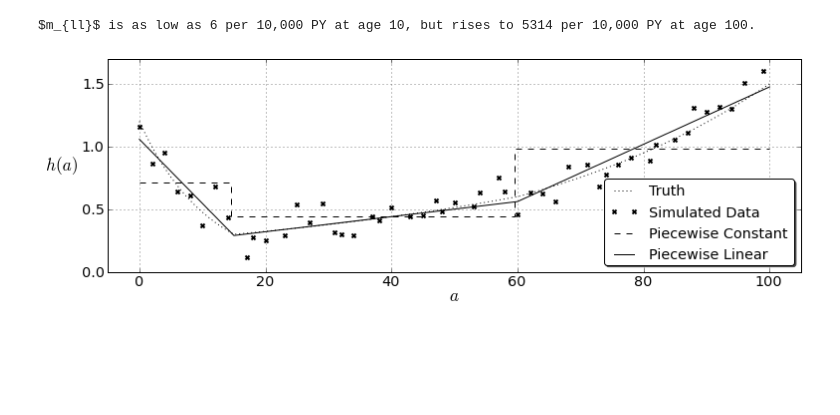
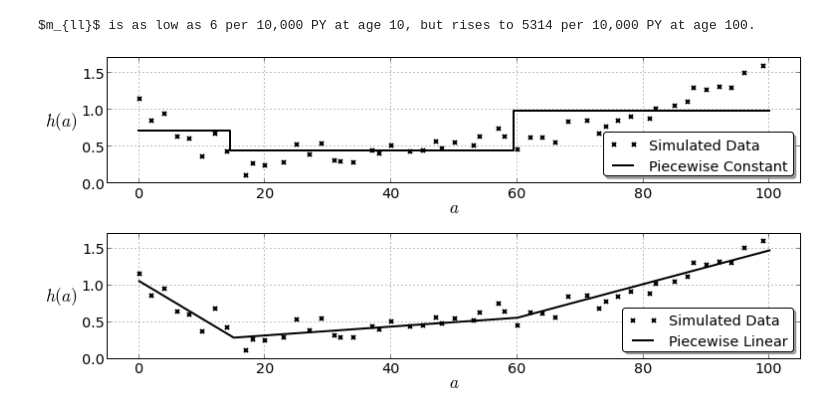
Before and after one commit to aflaxman/gbd, a Jupyter notebook: book/splines.ipynb, the cells around one changed output. Saved outputs shown, nothing was run; the diff lists cells and outputs as text; code cells hidden in the pictures; blank space fills up the shorter version.

Commit message:
BOOK: update figures and text about spline models and expert priors

```diff
--- a/book/splines.ipynb
+++ b/book/splines.ipynb
@@ -17,9 +54,49 @@ print '$m_{\all}$ is as low as %.0f per 10,000 PY at age %d, but rises to %.0f p
 # %% [output]
 $m_{ll}$ is as low as 6 per 10,000 PY at age 10, but rises to 5314 per 10,000 PY at age 100.
 # %%
-mc.np.random.seed(1234567)ages = pl.arange(101)knots = [0, 15, 60, 100]import scipy.interpolateY_true = pl.exp(scipy.interpolate.interp1d(knots, pl.log([1.2, .3, .6, 1.5]), kind='linear')(ages))N = 50tau = .1**-2X = pl.array(mc.runiform(pl.arange(0., 100., 100./N), 100./N + pl.arange(0., 100., 100./N), size=N), dtype=int)Y = mc.rnormal(Y_true[X], tau)
+mc.np.random.seed(1234567)
+
+ages = pl.arange(101)
+knots = [0, 15, 60, 100]
+import scipy.interpolate
+Y_true = pl.exp(scipy.interpolate.interp1d(knots, pl.log([1.2, .3, .6, 1.5]), kind='linear')(ages))
+
+N = 50
+tau = .1**-2
+X = pl.array(mc.runiform(pl.arange(0., 100., 100./N), 100./N + pl.arange(0., 100., 100./N), size=N), dtype=int)
+Y = mc.rnormal(Y_true[X], tau)
+# %%
+def decorate_figure():
+    pl.legend(loc='lower right', fancybox=True, shadow=True, prop={'size':'x-large'})
+    pl.xticks(fontsize='x-large')
+    pl.xlabel('$a$', fontsize='xx-large')
+    pl.yticks([0., .5, 1., 1.5], fontsize='x-large')
+    pl.ylabel('$h(a)$', rotation=0, fontsize='xx-large')
+
+    pl.subplots_adjust(.1, .175, .98, .875, .275)
+    pl.axis([-5, 105, 0., 1.7])
+    grid()
 # %%
-### @export 'spline_fig'pl.figure(**book_graphics.half_page_params)pl.plot(ages, Y_true, 'k:', label='Truth')pl.plot(X, Y, 'kx', ms=4, mew=2, label='Simulated Data')for params in [dict(label='Piecewise Constant', interpolation_method='zero', linestyle='steps-mid--'),               dict(label='Piecewise Linear', interpolation_method='linear', linestyle='-'),]:               #dict(label='Cubic', interpolation_method='cubic', linestyle='-.')]:    vars = age_pattern.age_pattern('t', ages=ages, knots=knots, smoothing=pl.inf, interpolation_method=params.pop('interpolation_method'))    vars['mu_pred'] = mc.Lambda('mu_pred', lambda mu_age=vars['mu_age'], X=X : mu_age[X])    vars['Y'] = mc.Normal('Y', mu=vars['mu_pred'], tau=tau, value=Y, observed=True)    mc.MAP(vars).fit(method='fmin_powell', verbose=0)    #pl.plot(ages, vars['mu_age'].value, 'w', linewidth=3, **params)    pl.plot(ages, vars['mu_age'].value, 'k', **params)def decorate_figure():    pl.legend(loc='lower right', fancybox=True, shadow=True, prop={'size':'x-large'})    pl.xticks(fontsize='x-large')    pl.xlabel('$a$', fontsize='xx-large')    pl.yticks([0., .5, 1., 1.5], fontsize='x-large')    pl.ylabel('$h(a)$', rotation=0, fontsize='xx-large')        pl.subplots_adjust(.1, .175, .98, .875, .275)    pl.axis([-5, 105, 0., 1.7])    grid()    decorate_figure()pl.savefig('splines-fig.pdf')
+pl.figure(figsize=(11, 6))
+
+
+for i, params in enumerate([dict(label='Piecewise Constant', interpolation_method='zero', linestyle='steps-mid-'),
+                            dict(label='Piecewise Linear', interpolation_method='linear', linestyle='-'),]):
+    pl.subplot(2,1,i+1)
+    pl.plot(X, Y, 'kx', ms=4, mew=2, label='Simulated Data')
+
+    vars = age_pattern.age_pattern('t', ages=ages, knots=knots, smoothing=pl.inf, interpolation_method=params.pop('interpolation_method'))
+    vars['mu_pred'] = mc.Lambda('mu_pred', lambda mu_age=vars['mu_age'], X=X : mu_age[X])
+    vars['Y'] = mc.Normal('Y', mu=vars['mu_pred'], tau=tau, value=Y, observed=True)
+
+    mc.MAP(vars).fit(method='fmin_powell', tol=.00001, verbose=0)
+    #pl.plot(ages, vars['mu_age'].value, 'w', linewidth=3, **params)
+    pl.plot(ages, vars['mu_age'].value, 'k', linewidth=2, **params)
+
+
+    decorate_figure()
+pl.subplots_adjust(hspace=.4)
+pl.savefig('splines-fig.pdf')
 # %% [output]
-[figure, old version]
+[figure, new version]
 # %%
```
Also changed, not shown: parts of 8 cells of this notebook, 13 other files.
